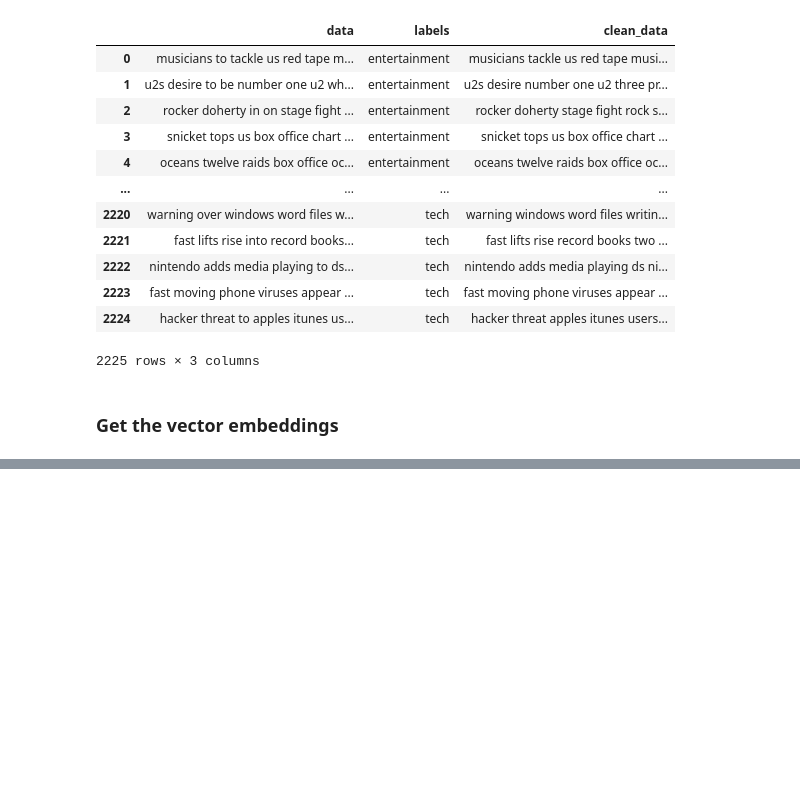
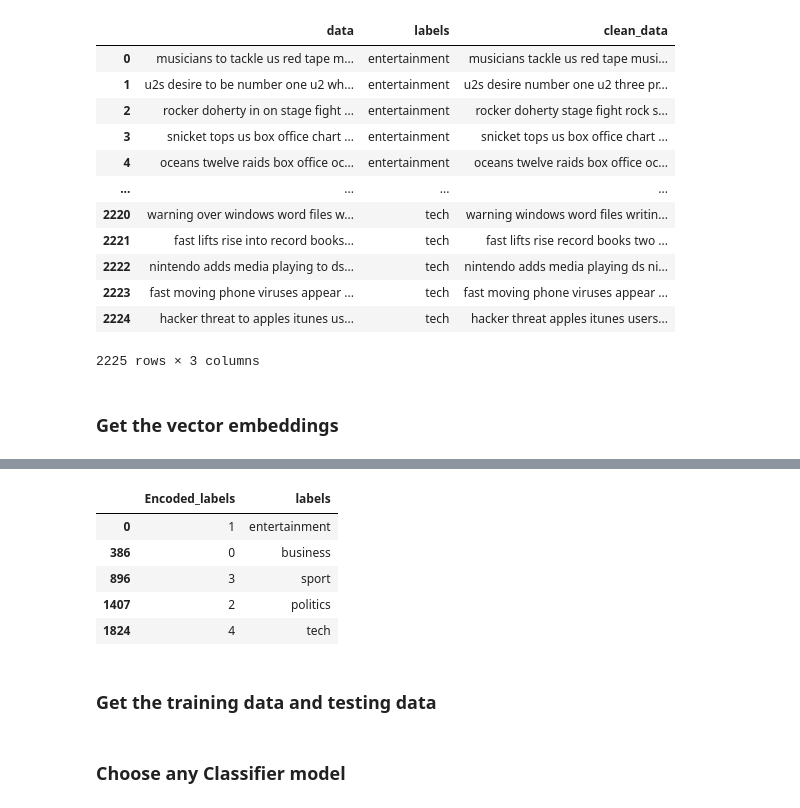
Before and after one commit to veda2411/MallaReddy, a Jupyter notebook: NLP Project - MallaReddy/Malla Reddy NLP Project.ipynb, the cells around one changed output, grey strips where cells are left out. Saved outputs shown, nothing was run; the diff lists cells and outputs as text; code cells hidden in the pictures; blank space fills up the shorter version.

```diff
--- a/NLP Project - MallaReddy/Malla Reddy NLP Project.ipynb
+++ b/NLP Project - MallaReddy/Malla Reddy NLP Project.ipynb
@@ -246,0 +378,13 @@ np.vstack(df["embeddings"].values).shape
+# %%
+pd.set_option('display.max_colwidth',300)
+# %%
+df[['Encoded_labels','labels']].drop_duplicates()
+# %% [output]
+|  | Encoded_labels | labels |
+| 0 | 1 | entertainment |
+| 386 | 0 | business |
+| 896 | 3 | sport |
+| 1407 | 2 | politics |
+| 1824 | 4 | tech |
+# %% [markdown]
+### Get the training data and testing data
@@ -246,0 +399,2 @@ np.vstack(df["embeddings"].values).shape
+# %% [markdown]
+### Choose any Classifier model
```
Also changed, not shown: parts of 34 cells of this notebook.
